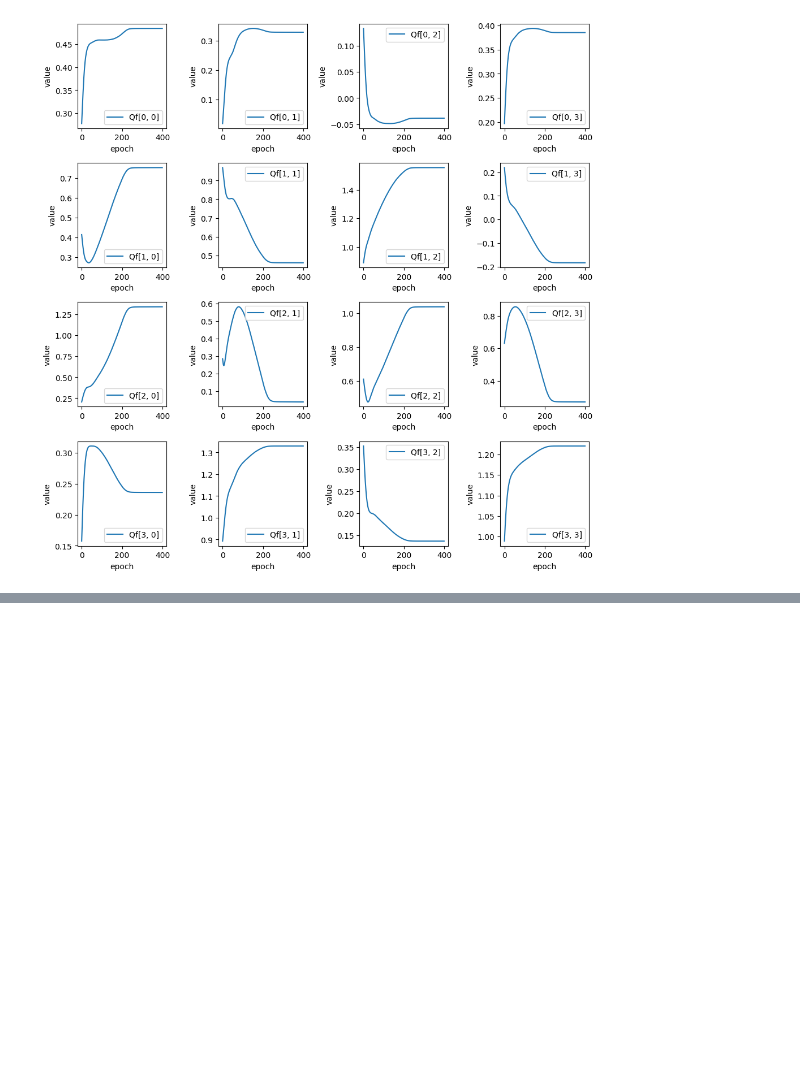
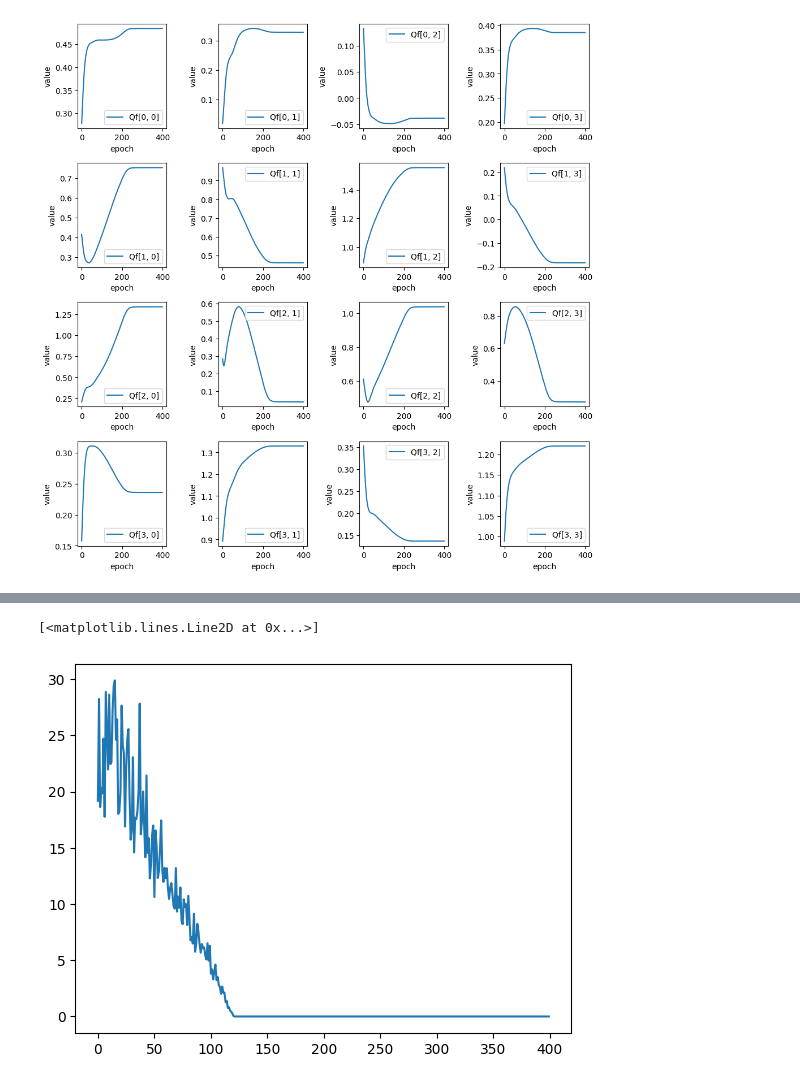
Before and after one commit to anby-dmr/RDP_asym_stability, a Jupyter notebook: direct_LQR_test.ipynb, the cells around one changed output, grey strips where cells are left out. Drawn from its saved outputs; the diff is of its cells as text; code cells hidden in the pictures; blank space fills up the shorter version.

```diff
--- a/direct_LQR_test.ipynb
+++ b/direct_LQR_test.ipynb
@@ -620,2 +628,7 @@ tensor([[1.6270]], requires_grad=True)
 [<matplotlib.lines.Line2D at 0x...>]
 [figure]
+# %%
+plt.plot(loss_list)
+# %% [output]
+[<matplotlib.lines.Line2D at 0x...>]
+[figure, added]
```
Also changed, not shown: parts of 4 cells of this notebook, 5 other files.
